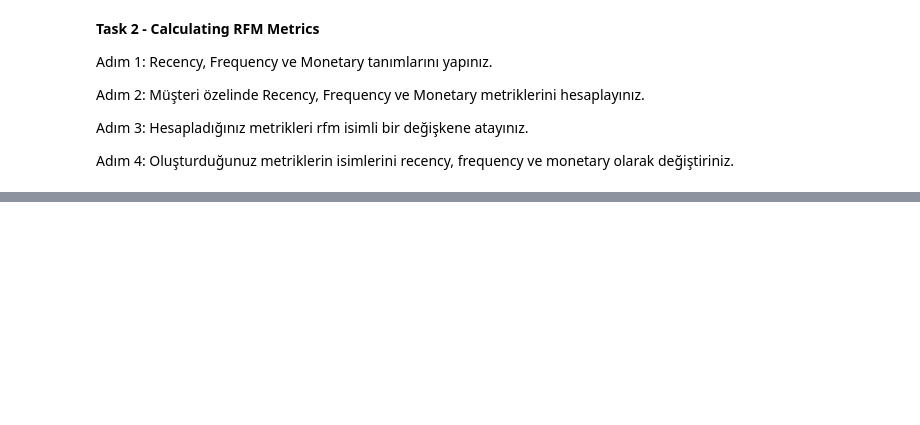
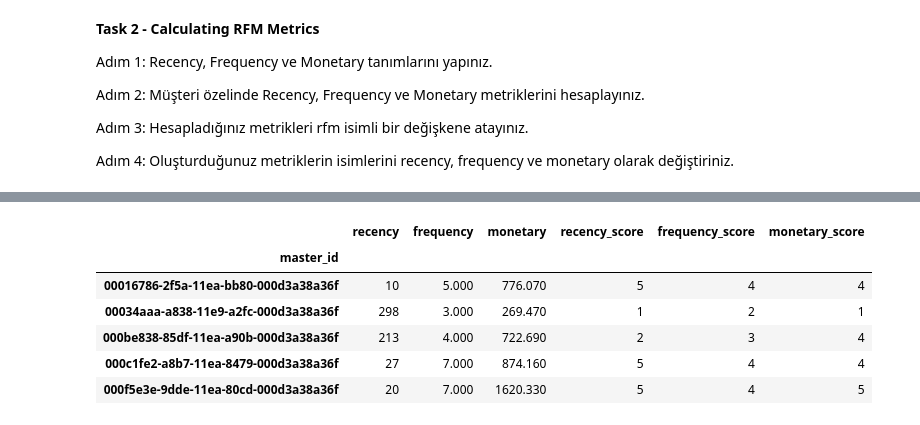
Before and after one commit to emsalozkan/2-CRM-Analytics, a Jupyter notebook: notebook/cs_FLO_RFM.ipynb, the cells around one changed output, grey strips where cells are left out. Cells and saved outputs as stored; diff of their text form; code cells hidden in the pictures; blank space fills up the shorter version.

```diff
--- a/notebook/cs_FLO_RFM.ipynb
+++ b/notebook/cs_FLO_RFM.ipynb
@@ -260,0 +267,2 @@ Adım 4: Oluşturduğunuz metriklerin isimlerini recency, frequency ve monetary
+# %%
+analysis_date = dt.datetime(2021,6,1)
@@ -260,0 +294,7 @@ Adım 4: Oluşturduğunuz metriklerin isimlerini recency, frequency ve monetary
+# %%
+#2.yöntem
+
+rfm = df.groupby('master_id').agg({'last_order_date': lambda last_order_date: (analysis_date - last_order_date.max()).days,
+                                     'order_num_total': lambda order_num_total: order_num_total,
+                                     'customer_value_total': lambda customer_value_total: customer_value_total.sum()})
+rfm.head()
@@ -260,0 +309,2 @@ Adım 4: Oluşturduğunuz metriklerin isimlerini recency, frequency ve monetary
+# %%
+rfm.columns = ['recency', 'frequency', 'monetary']
@@ -260,0 +329,16 @@ Adım 4: Oluşturduğunuz metriklerin isimlerini recency, frequency ve monetary
+# %%
+#**Frequency** ve **monetary** değeri büyük olanlara büyük puan, **recency** si küçük olana büyük puan verilecek dönüştürme sonrası!
+#qcut: bir kolonu önce küçükten büyüğe sıralar, sonra bizim belirlediğimiz parça sayısına böler ve her bir parçaya etiket atar
+
+rfm["recency_score"] = pd.qcut(rfm['recency'], 5, labels=[5, 4, 3, 2, 1])
+rfm["frequency_score"] = pd.qcut(rfm['frequency'].rank(method="first"), 5, labels=[1, 2, 3, 4, 5])
+rfm["monetary_score"] = pd.qcut(rfm['monetary'], 5, labels=[1, 2, 3, 4, 5])
+rfm.head()
+# %% [output]
+|  | recency | frequency | monetary | recency_score | frequency_score | monetary_score |
+| master_id |  |  |  |  |  |  |
+| 00016786-2f5a-11ea-bb80-000d3a38a36f | 10 | 5.000 | 776.070 | 5 | 4 | 4 |
+| 00034aaa-a838-11e9-a2fc-000d3a38a36f | 298 | 3.000 | 269.470 | 1 | 2 | 1 |
+| 000be838-85df-11ea-a90b-000d3a38a36f | 213 | 4.000 | 722.690 | 2 | 3 | 4 |
+| 000c1fe2-a8b7-11ea-8479-000d3a38a36f | 27 | 7.000 | 874.160 | 5 | 4 | 4 |
+| 000f5e3e-9dde-11ea-80cd-000d3a38a36f | 20 | 7.000 | 1620.330 | 5 | 4 | 5 |
```
Also changed, not shown: parts of 14 cells of this notebook, 1 other file.
